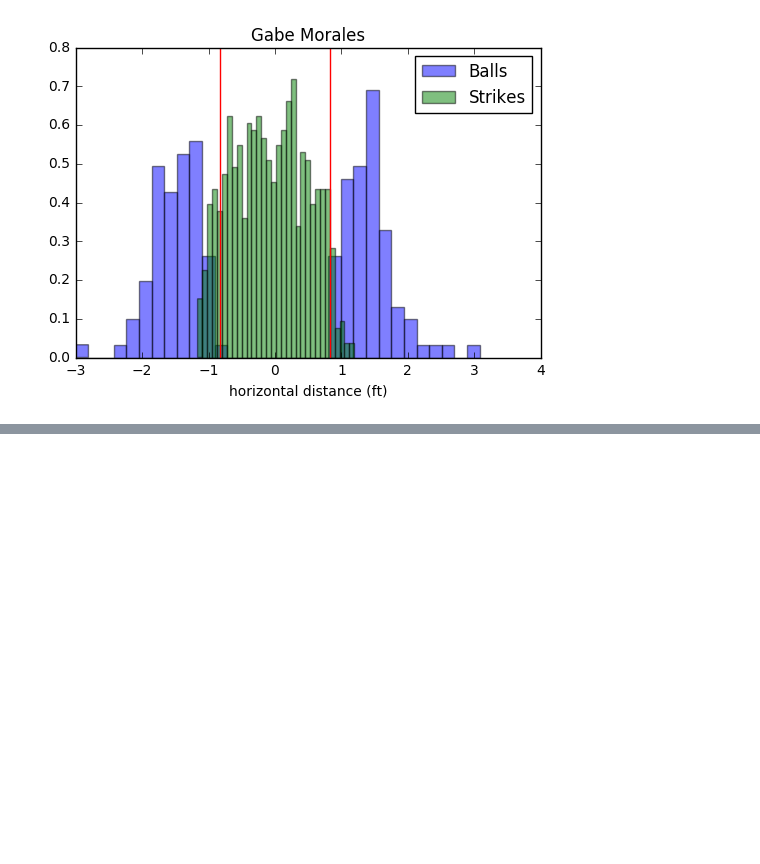
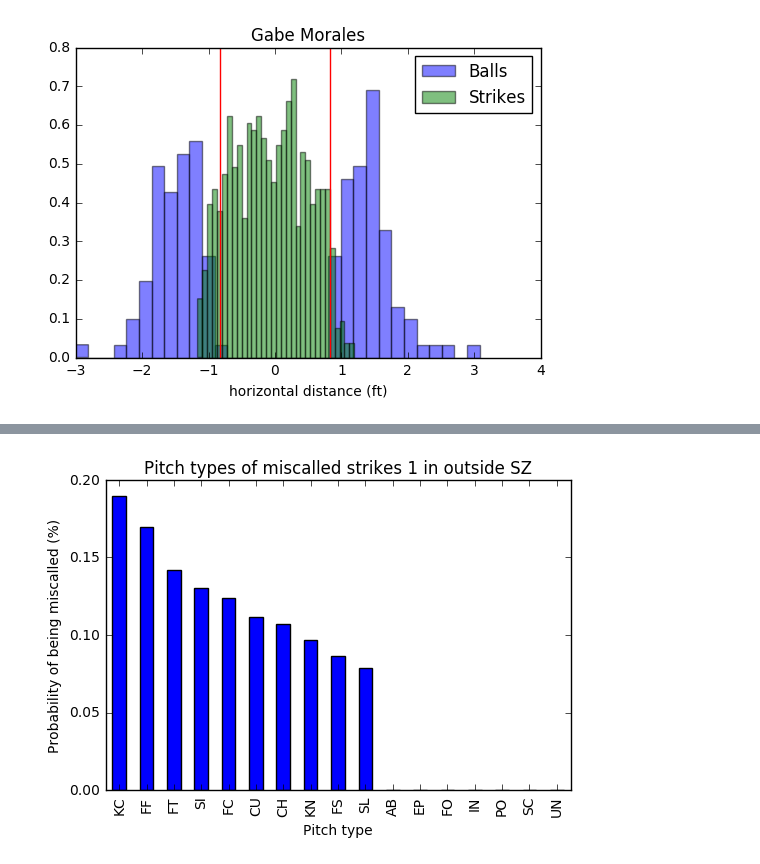
Before and after one commit to mavrommatis/pitchfx_sql, a Jupyter notebook: Notebooks/PitchMiscalls.ipynb, the cells around one changed output, grey strips where cells are left out. Drawn from its saved outputs; the diff is of its cells as text; code cells hidden in the pictures; blank space fills up the shorter version.

```diff
--- a/Notebooks/PitchMiscalls.ipynb
+++ b/Notebooks/PitchMiscalls.ipynb
@@ -248,0 +283,9 @@ TODO: Recalculate % strikes outside the SZ using a moving window (lag distance)
+# %%
+prob_miscall = 100*miscalls.pitch_type.value_counts()/joined.pitch_type.value_counts()
+prob_miscall.sort_values(ascending=False).plot(kind="bar")
+plt.xlabel("Pitch type")
+plt.ylabel("Probability of being miscalled (%)")
+plt.title("Pitch types of miscalled strikes 1 in outside SZ")
+plt.show()
+# %% [output]
+[figure, added]
```
Also changed, not shown: parts of 12 cells of this notebook.
